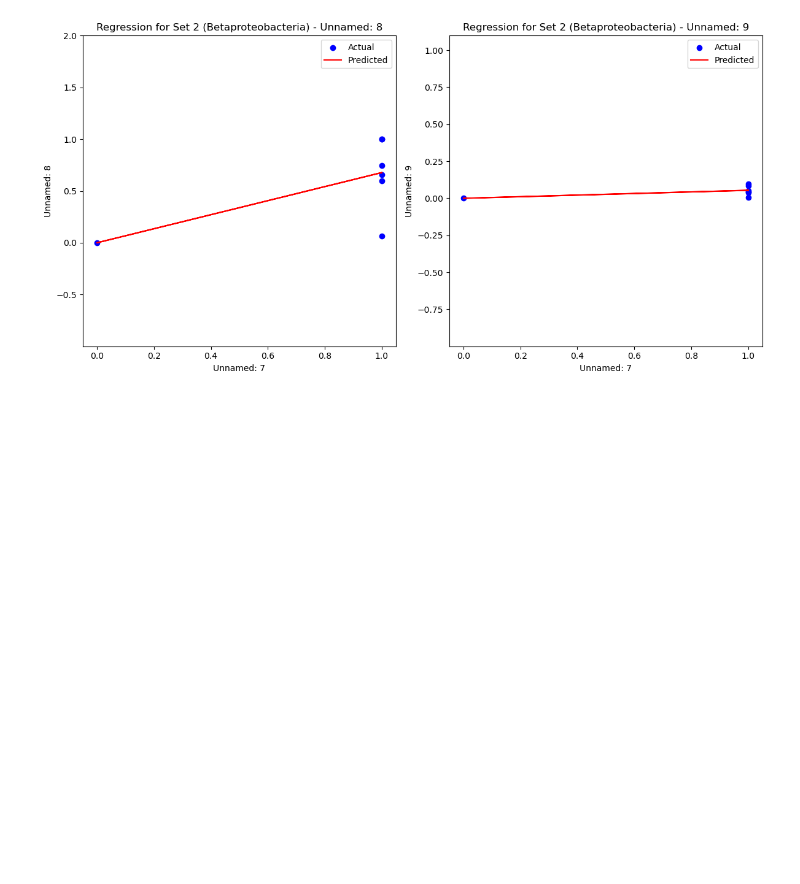
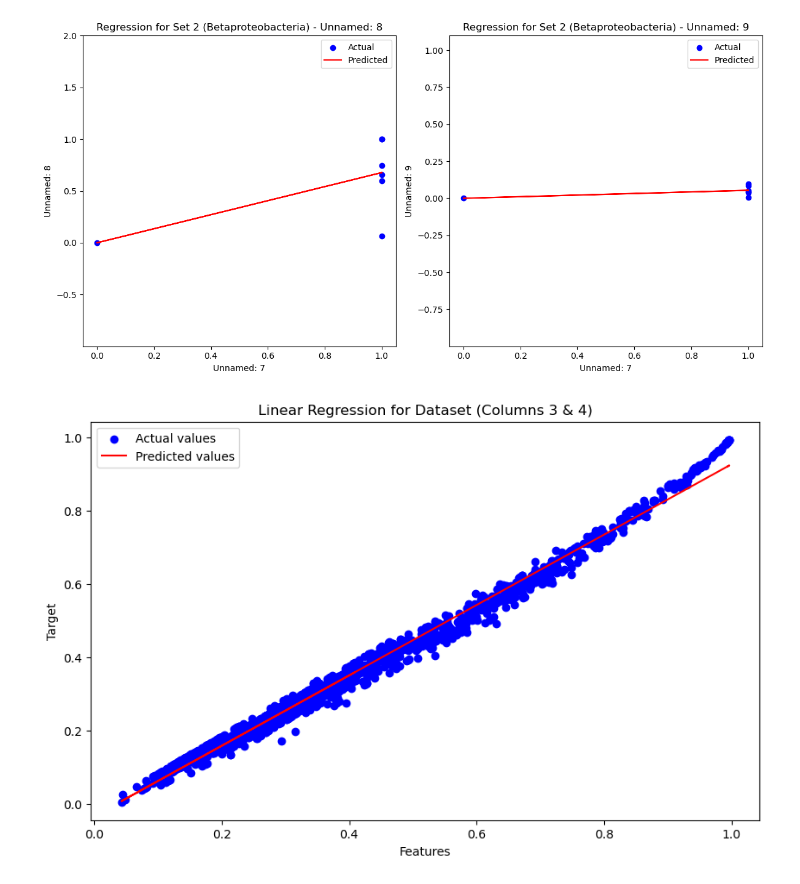
Before and after one commit to eternalshash/Research.IIT, a Jupyter notebook: s.choudhryS1/Model(s)s7.ipynb, the cells around one changed output. Drawn from its saved outputs; the diff is of its cells as text; code cells hidden in the pictures; blank space fills up the shorter version.

```diff
--- a/s.choudhryS1/Model(s)s7.ipynb
+++ b/s.choudhryS1/Model(s)s7.ipynb
@@ -306,0 +300,27 @@ Y = filtered_df[filtered_df.columns[:-1]].values
+# %%
+columns_of_interest = [df.columns[2], df.columns[3]]
+filtered_df = df[columns_of_interest]
+
+# Convert to numeric and drop NaN values
+filtered_df = filtered_df.apply(pd.to_numeric, errors='coerce').dropna()
+
+# Define X and Y correctly
+X = filtered_df[filtered_df.columns[:-1]].values
+Y = filtered_df[filtered_df.columns[-1]].values
+
+# Regressor model
+regressor_model = LinearRegression()
+regressor_model.fit(X, Y)
+y_preds = regressor_model.predict(X)
+
+# Plotting
+plt.figure(figsize=(10, 6))
+plt.scatter(X[:, 0], Y, color='blue', label='Actual values')
+plt.plot(X[:, 0], y_preds, color='red', label='Predicted values')
+plt.xlabel('Features')
+plt.ylabel('Target')
+plt.title('Linear Regression for Dataset (Columns 3 & 4)')
+plt.legend()
+plt.show()
+# %% [output]
+[figure, added]
```
Also changed, not shown: parts of 3 cells of this notebook, 1 other file.
